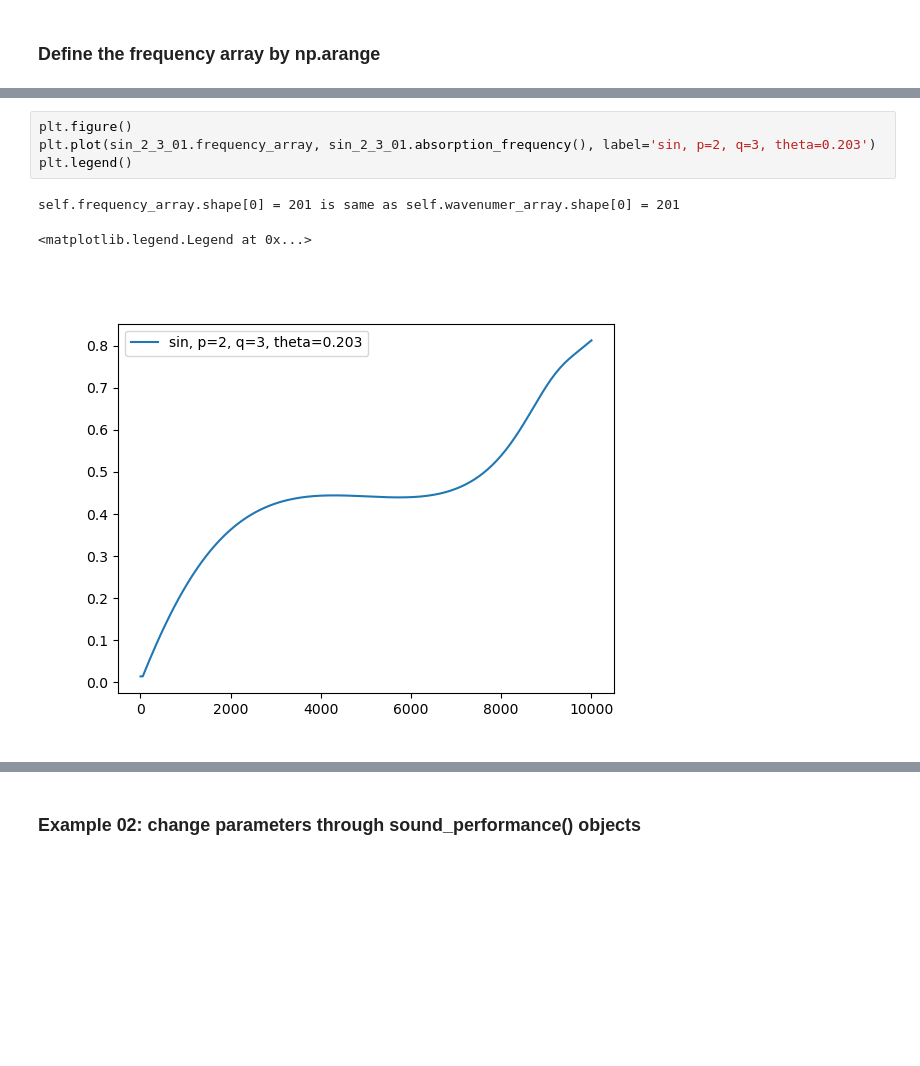
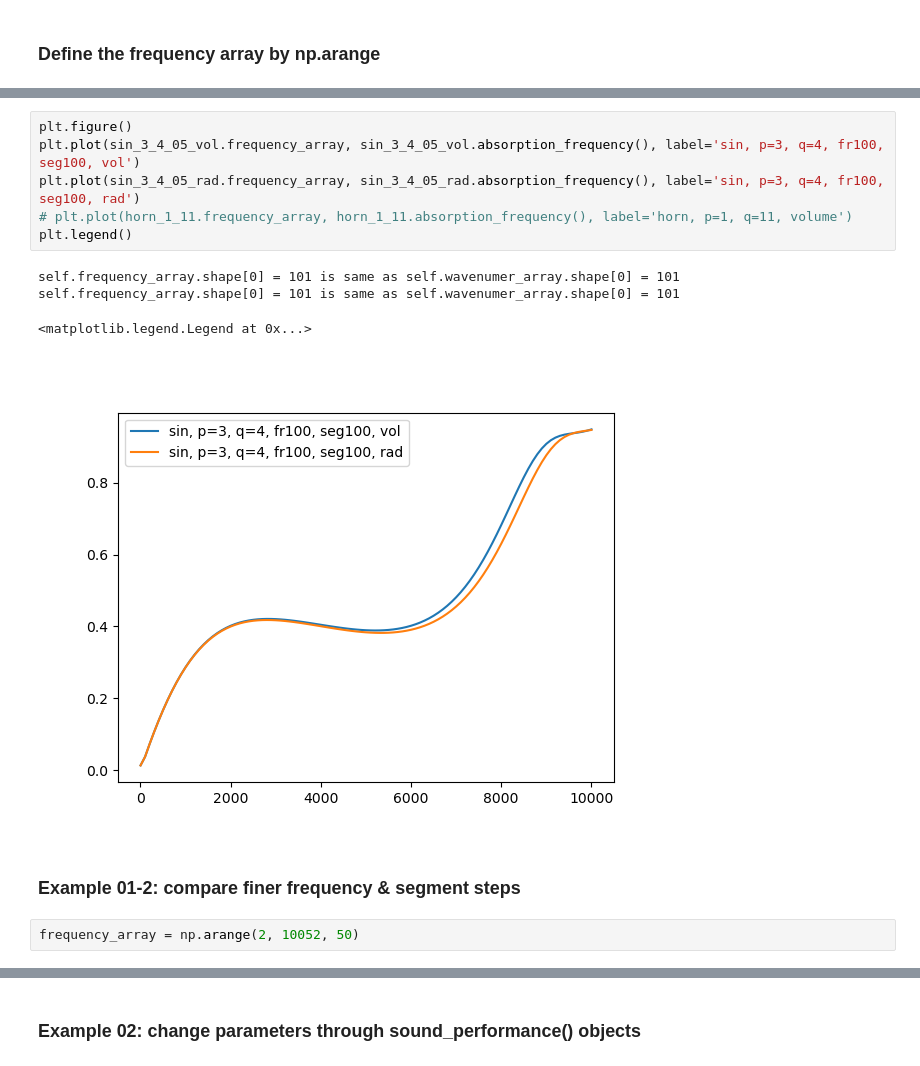
Before and after one commit to cheng-hung/sound_absorption, a Jupyter notebook: sound_absorption.ipynb, the cells around one changed output, grey strips where cells are left out. Cells and saved outputs as stored; diff of their text form; blank space fills up the shorter version.

```diff
--- a/sound_absorption.ipynb
+++ b/sound_absorption.ipynb
@@ -114,8 +115,15 @@ Solving wavenumber in determinant for shape = sin, p = 0.002, q = 0.003, Young's
-# %%
-plt.figure()
-plt.plot(sin_2_3_01.frequency_array, sin_2_3_01.absorption_frequency(), label='sin, p=2, q=3, theta=0.203')
-plt.legend()
-# %% [output]
-self.frequency_array.shape[0] = 201 is same as self.wavenumer_array.shape[0] = 201
-<matplotlib.legend.Legend at 0x...>
-[figure, removed]
+# %%
+plt.figure()
+plt.plot(sin_3_4_05_vol.frequency_array, sin_3_4_05_vol.absorption_frequency(), label='sin, p=3, q=4, fr100, seg100, vol')
+plt.plot(sin_3_4_05_rad.frequency_array, sin_3_4_05_rad.absorption_frequency(), label='sin, p=3, q=4, fr100, seg100, rad')
+# plt.plot(horn_1_11.frequency_array, horn_1_11.absorption_frequency(), label='horn, p=1, q=11, volume')
+plt.legend()
+# %% [output]
+self.frequency_array.shape[0] = 101 is same as self.wavenumer_array.shape[0] = 101
+self.frequency_array.shape[0] = 101 is same as self.wavenumer_array.shape[0] = 101
+<matplotlib.legend.Legend at 0x...>
+[figure, added]
+# %% [markdown]
+### Example 01-2: compare finer frequency & segment steps
+# %%
+frequency_array = np.arange(2, 10052, 50)
```
Also changed, not shown: parts of 19 cells of this notebook, 1 other file.
